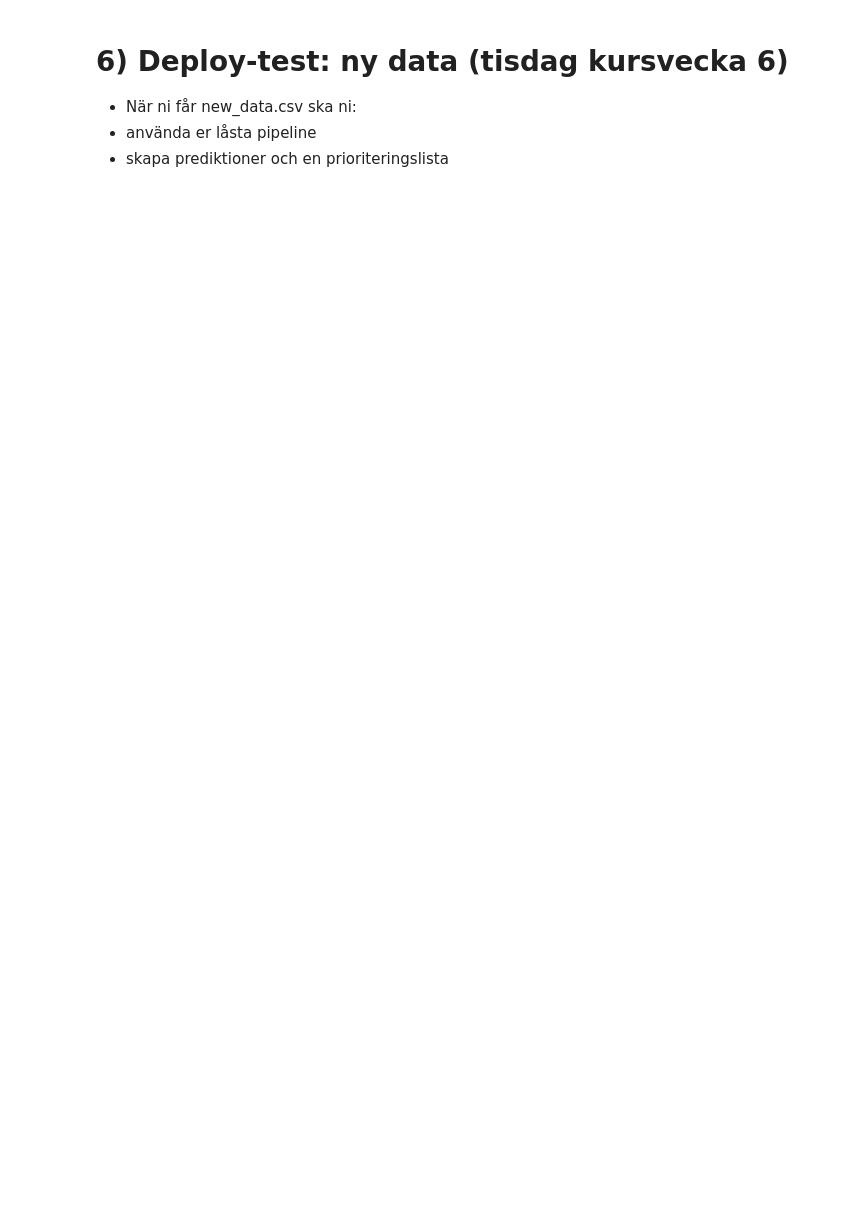
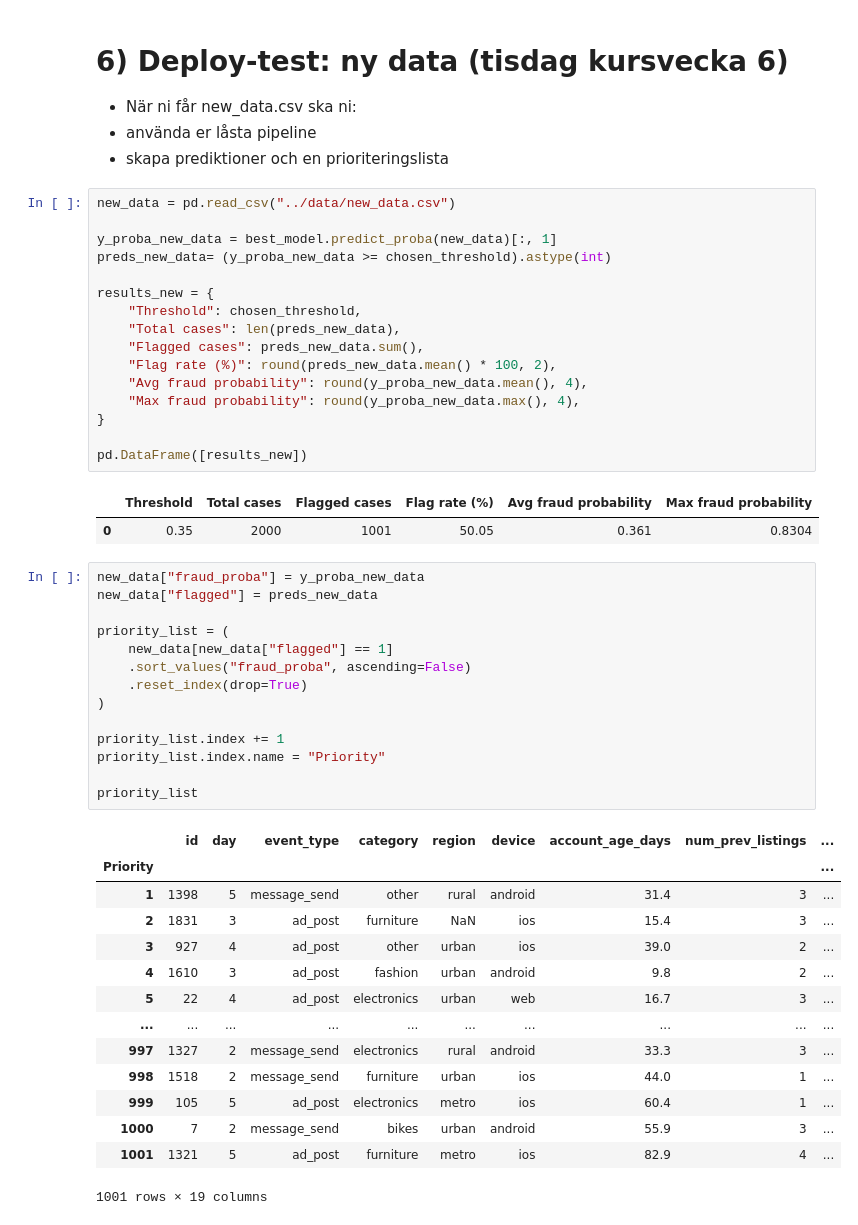
Before and after one commit to emanuelssonlinnea-rgb/ML_Grupp5, a Jupyter notebook: notebooks/report.ipynb, the cells around one changed output. Saved outputs shown, nothing was run; the diff lists cells and outputs as text; blank space fills up the shorter version.

```diff
--- a/notebooks/report.ipynb
+++ b/notebooks/report.ipynb
@@ -744,3 +748,51 @@ df_results
 - När ni får new_data.csv ska ni:
 - använda er låsta pipeline
 - skapa prediktioner och en prioriteringslista
+# %%
+new_data = pd.read_csv("../data/new_data.csv")
+
+y_proba_new_data = best_model.predict_proba(new_data)[:, 1]
+preds_new_data= (y_proba_new_data >= chosen_threshold).astype(int)
+
+results_new = {
+    "Threshold": chosen_threshold,
+    "Total cases": len(preds_new_data),
+    "Flagged cases": preds_new_data.sum(),
+    "Flag rate (%)": round(preds_new_data.mean() * 100, 2),
+    "Avg fraud probability": round(y_proba_new_data.mean(), 4),
+    "Max fraud probability": round(y_proba_new_data.max(), 4),
+}
+
+pd.DataFrame([results_new])
+# %% [output]
+|  | Threshold | Total cases | Flagged cases | Flag rate (%) | Avg fraud probability | Max fraud probability |
+| 0 | 0.35 | 2000 | 1001 | 50.05 | 0.361 | 0.8304 |
+# %%
+new_data["fraud_proba"] = y_proba_new_data
+new_data["flagged"] = preds_new_data
+
+priority_list = (
+    new_data[new_data["flagged"] == 1]
+    .sort_values("fraud_proba", ascending=False)
+    .reset_index(drop=True)
+)
+
+priority_list.index += 1
+priority_list.index.name = "Priority"
+
+priority_list
+# %% [output]
+|  | id | day | event_type | category | region | device | account_age_days | num_prev_listings | ... |
+| Priority |  |  |  |  |  |  |  |  | ... |
+| 1 | 1398 | 5 | message_send | other | rural | android | 31.4 | 3 | ... |
+| 2 | 1831 | 3 | ad_post | furniture | NaN | ios | 15.4 | 3 | ... |
+| 3 | 927 | 4 | ad_post | other | urban | ios | 39.0 | 2 | ... |
+| 4 | 1610 | 3 | ad_post | fashion | urban | android | 9.8 | 2 | ... |
+| 5 | 22 | 4 | ad_post | electronics | urban | web | 16.7 | 3 | ... |
+| ... | ... | ... | ... | ... | ... | ... | ... | ... | ... |
+| 997 | 1327 | 2 | message_send | electronics | rural | android | 33.3 | 3 | ... |
+| 998 | 1518 | 2 | message_send | furniture | urban | ios | 44.0 | 1 | ... |
+| 999 | 105 | 5 | ad_post | electronics | metro | ios | 60.4 | 1 | ... |
+| 1000 | 7 | 2 | message_send | bikes | urban | android | 55.9 | 3 | ... |
+| 1001 | 1321 | 5 | ad_post | furniture | metro | ios | 82.9 | 4 | ... |
+1001 rows × 19 columns
```
Also changed, not shown: parts of 3 cells of this notebook, 1 other file.
